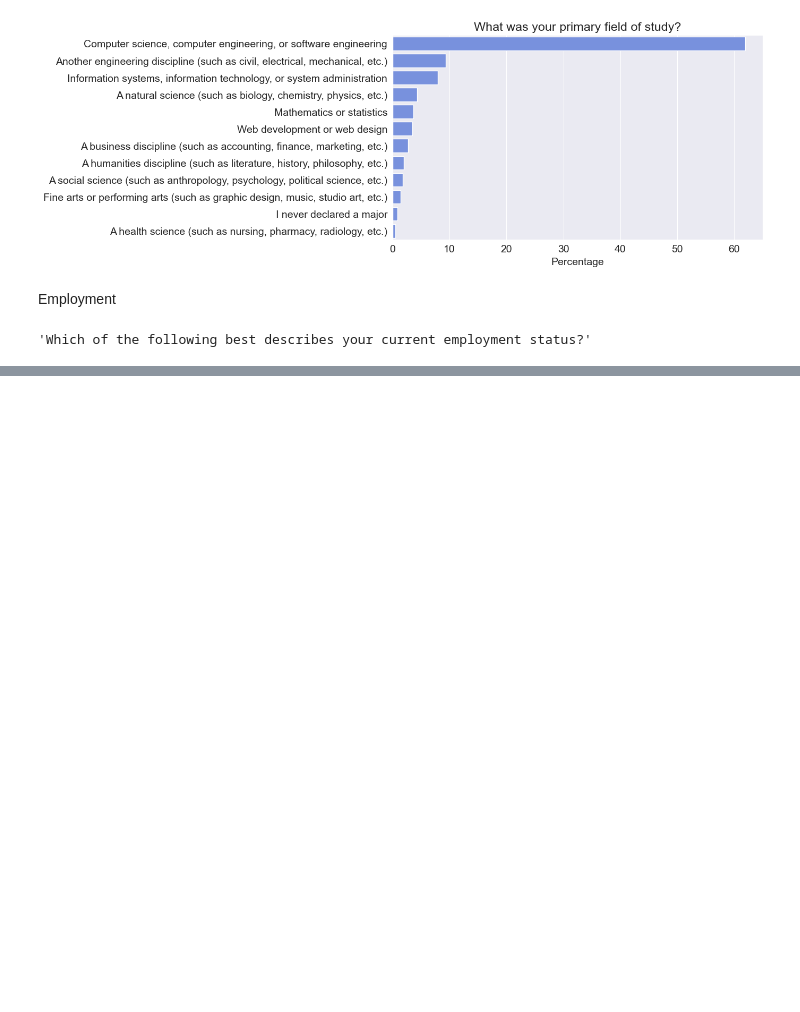
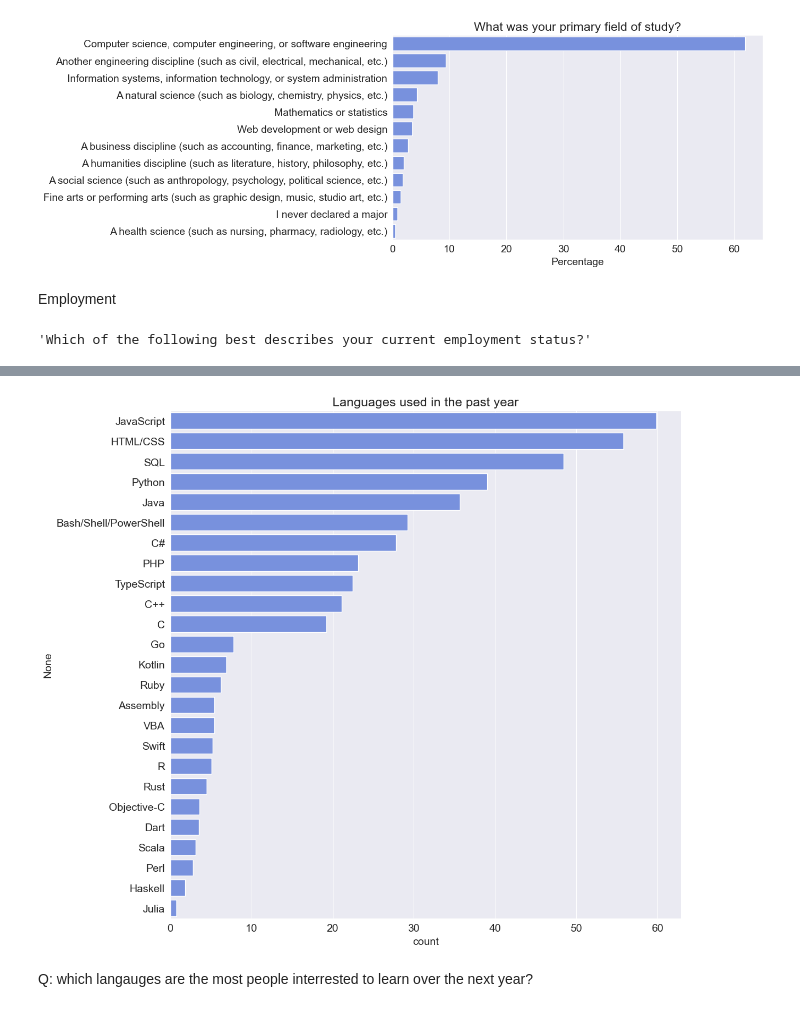
Before and after one commit to BetulAlbayrak1999/Pandas-Numpy-DataVisualization, a Jupyter notebook: RealWorld-Project-StackOverflow-data.ipynb, the cells around one changed output, grey strips where cells are left out. Cells and saved outputs as stored; diff of their text form; code cells hidden in the pictures; blank space fills up the shorter version.

```diff
--- a/RealWorld-Project-StackOverflow-data.ipynb
+++ b/RealWorld-Project-StackOverflow-data.ipynb
@@ -167,0 +188,11 @@ plt.xlabel("Percentage");
+# %%
+def split_multicolumn(col_series):
+    result_df=col_series.to_frame()
+    options=[]
+    for idx, value in col_series[col_series.notnull()].items():
+        for option in value.split(";"):
+            if not option in result_df.columns:
+                options.append(option)
+                result_df[option]=False
+            result_df.at[idx, option]=True
+    return result_df[options]
@@ -167,0 +268,3 @@ plt.xlabel("Percentage");
+# %%
+languages_worked_df=split_multicolumn(survey_copy_df.LanguageWorkedWith)
+languages_worked_df
@@ -167,0 +305,3 @@ plt.xlabel("Percentage");
+# %%
+languages_worked_percentages= languages_worked_df.mean().sort_values(ascending=False)*100
+languages_worked_percentages
@@ -167,0 +326,9 @@ plt.xlabel("Percentage");
+# %%
+plt.figure(figsize=(12, 12))
+sns.barplot(x=languages_worked_percentages, y=languages_worked_percentages.index)
+plt.title("Languages used in the past year");
+plt.xlabel("count");
+# %% [output]
+[figure, added]
+# %% [markdown]
+Q: which langauges are the most people interrested to learn over the next year?
```
Also changed, not shown: parts of 23 cells of this notebook.
